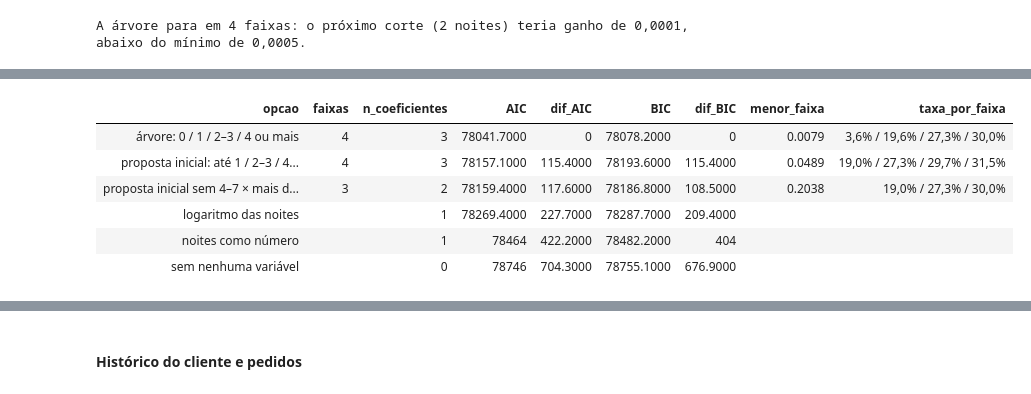
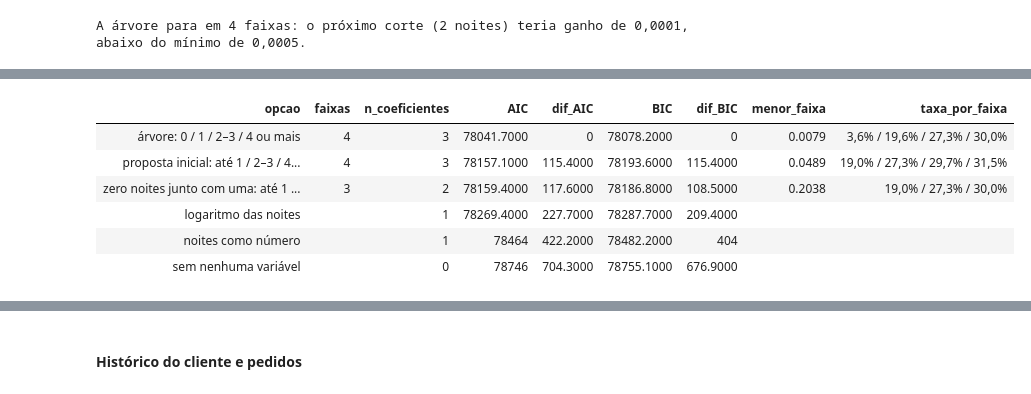
Before and after one commit to acrosatto/comunicacao-dados-mba, a Jupyter notebook: analise/ana/02_variaveis.ipynb, the cells around one changed output, grey strips where cells are left out. Saved outputs shown, nothing was run; the diff lists cells and outputs as text; code cells hidden in the pictures.

```diff
--- a/analise/ana/02_variaveis.ipynb
+++ b/analise/ana/02_variaveis.ipynb
@@ -585,20 +611,20 @@ A árvore para em 4 faixas: o próximo corte (2 noites) teria ganho de 0,0001, a
 # %%
 # noites: as faixas da árvore comparadas com as outras opções (treino)
 opcoes_noites = {
     'árvore: 0 / 1 / 2–3 / 4 ou mais': [-1, 0, 1, 3, np.inf],
     'proposta inicial: até 1 / 2–3 / 4–7 / mais de 7': [-1, 1, 3, 7, np.inf],
-    'proposta inicial sem 4–7 × mais de 7: até 1 / 2–3 / 4 ou mais': [-1, 1, 3, np.inf],
+    'zero noites junto com uma: até 1 / 2–3 / 4 ou mais': [-1, 1, 3, np.inf],
 }
 comparar_cortes(treino, 'noites', opcoes_noites, formulas={
     'sem nenhuma variável': 'is_canceled ~ 1',
     'noites como número': 'is_canceled ~ noites',
     'logaritmo das noites': 'is_canceled ~ np.log1p(noites)',
 })
 # %% [output]
 | opcao | faixas | n_coeficientes | AIC | dif_AIC | BIC | dif_BIC | menor_faixa | taxa_por_faixa |
 | árvore: 0 / 1 / 2–3 / 4 ou mais | 4 | 3 | 78041.7000 | 0 | 78078.2000 | 0 | 0.0079 | 3,6% / 19,6% / 27,3% / 30,0% |
 | proposta inicial: até 1 / 2–3 / 4... | 4 | 3 | 78157.1000 | 115.4000 | 78193.6000 | 115.4000 | 0.0489 | 19,0% / 27,3% / 29,7% / 31,5% |
-| proposta inicial sem 4–7 × mais d... | 3 | 2 | 78159.4000 | 117.6000 | 78186.8000 | 108.5000 | 0.2038 | 19,0% / 27,3% / 30,0% |
+| zero noites junto com uma: até 1 ... | 3 | 2 | 78159.4000 | 117.6000 | 78186.8000 | 108.5000 | 0.2038 | 19,0% / 27,3% / 30,0% |
 | logaritmo das noites |  | 1 | 78269.4000 | 227.7000 | 78287.7000 | 209.4000 |  |  |
 | noites como número |  | 1 | 78464 | 422.2000 | 78482.2000 | 404 |  |  |
 | sem nenhuma variável |  | 0 | 78746 | 704.3000 | 78755.1000 | 676.9000 |  |  |
```
Also changed, not shown: parts of 7 cells of this notebook, 2 other files.
